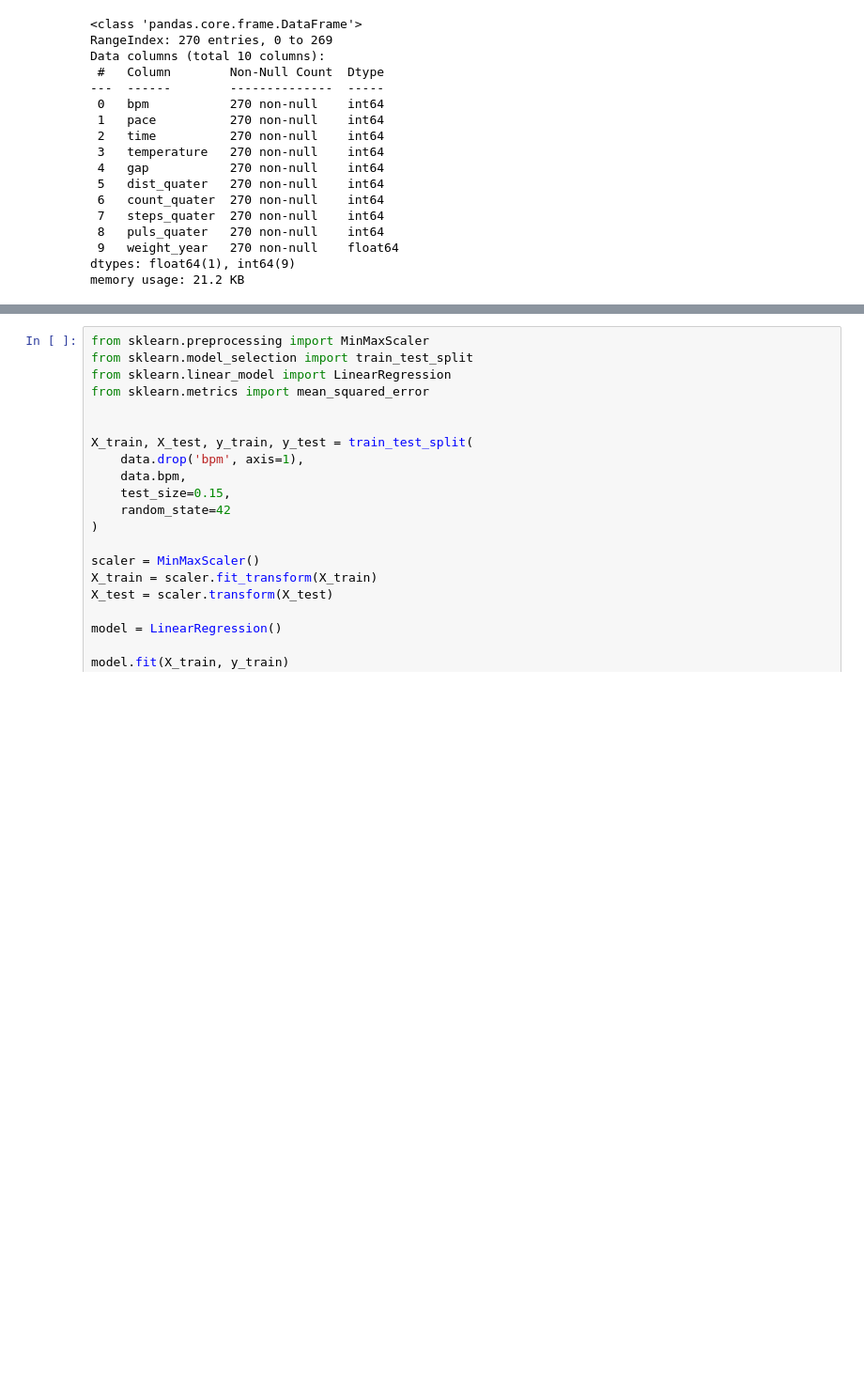
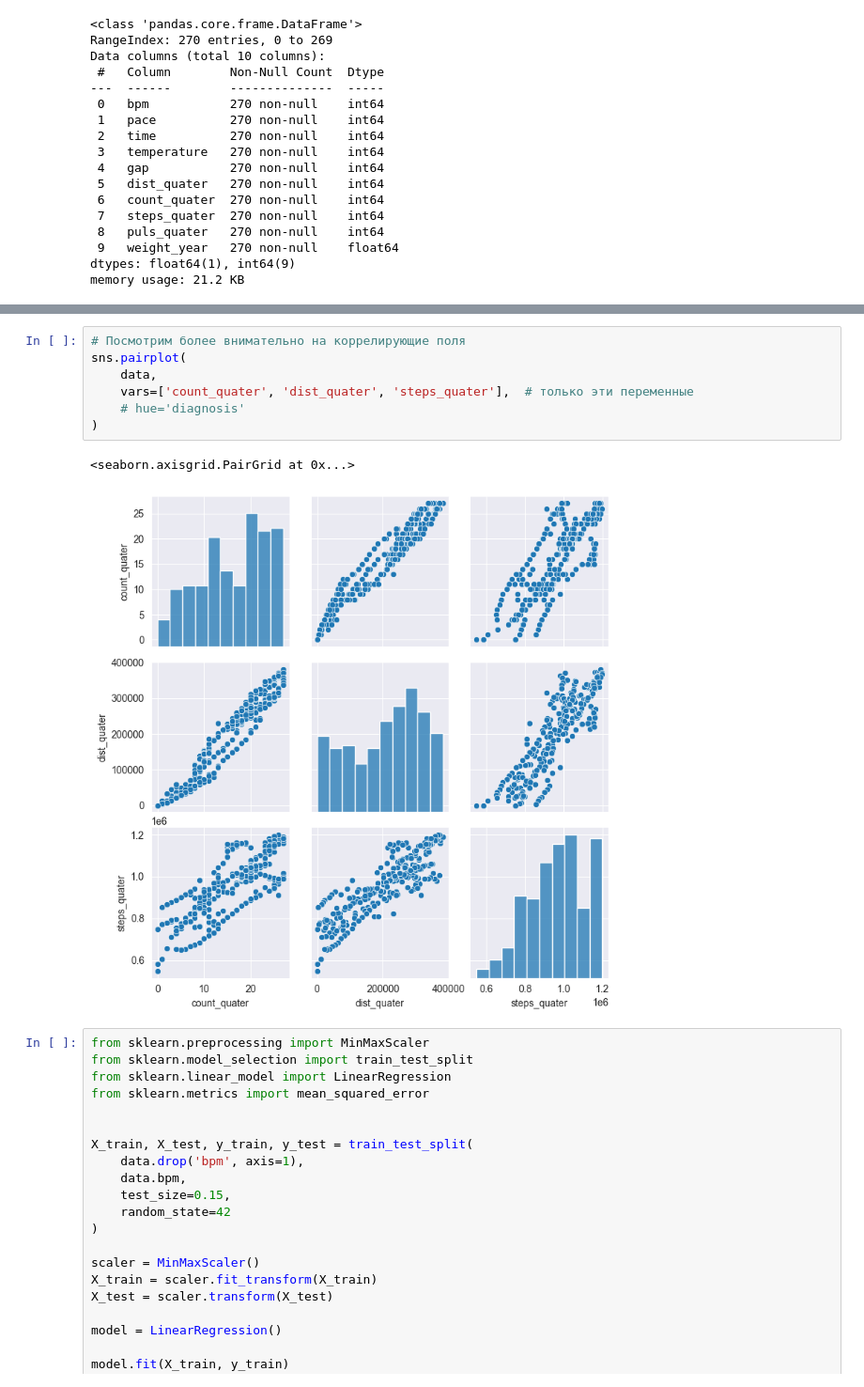
Before and after one commit to rvitamin/ML-Basic, a Jupyter notebook: Project_Pulse/12 Training Linerregression optim dataset.ipynb, the cells around one changed output, grey strips where cells are left out. Shown: that part at 94% size. Cells and saved outputs as stored; diff of their text form; blank space fills up the shorter version.

```diff
--- a/Project_Pulse/12 Training Linerregression optim dataset.ipynb
+++ b/Project_Pulse/12 Training Linerregression optim dataset.ipynb
@@ -33,3 +52,13 @@ memory usage: 21.2 KB
+# %%
+# Посмотрим более внимательно на коррелирующие поля
+sns.pairplot(
+    data,
+    vars=['count_quater', 'dist_quater', 'steps_quater'],  # только эти переменные
+    # hue='diagnosis'
+)
+# %% [output]
+<seaborn.axisgrid.PairGrid at 0x...>
+[figure, added]
 # %%
 from sklearn.preprocessing import MinMaxScaler
 from sklearn.model_selection import train_test_split
```
Also changed, not shown: parts of 2 cells of this notebook, 13 other files.
